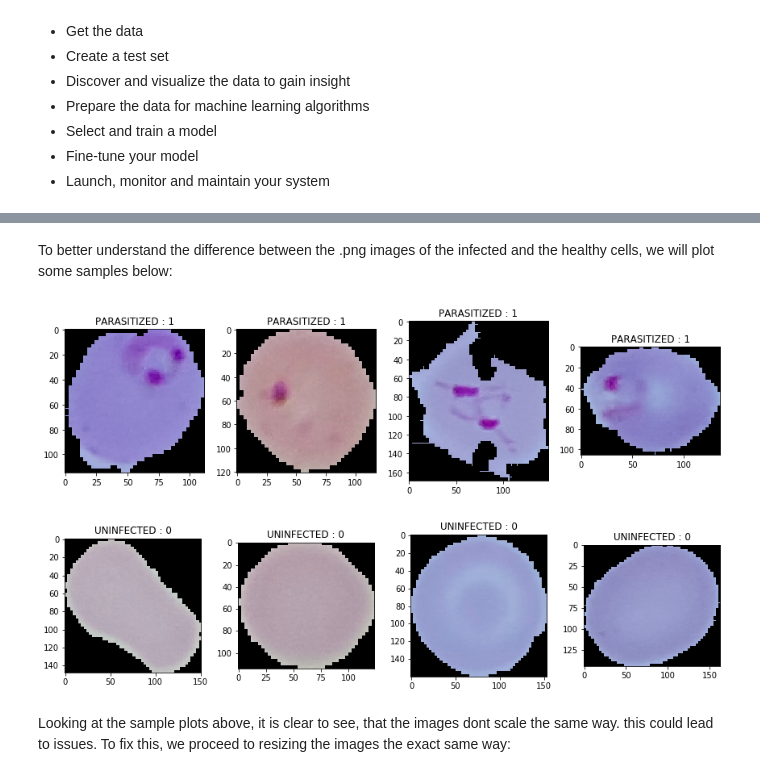
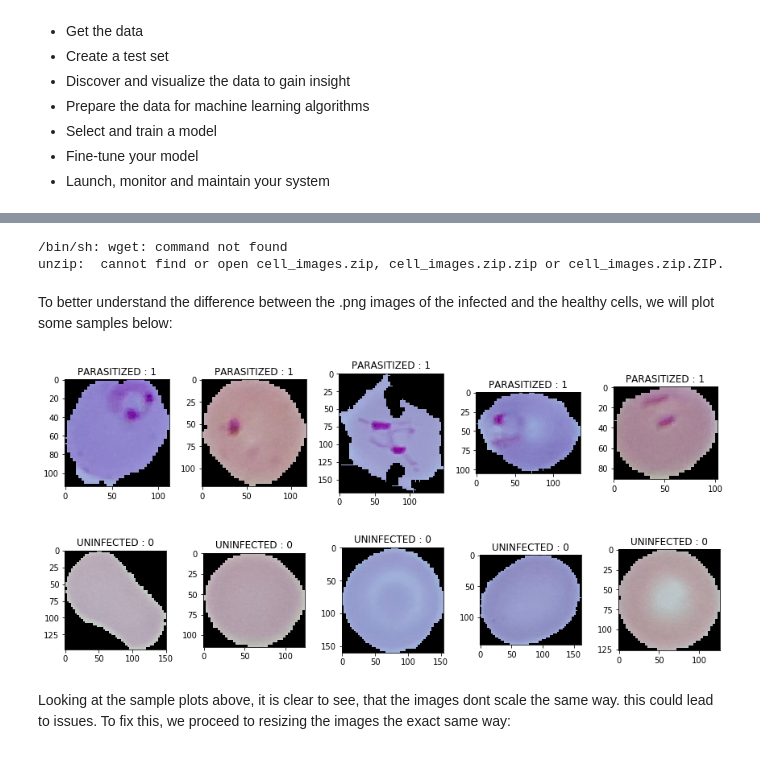
Before and after one commit to OscarPradel/Malaria_J3, a Jupyter notebook: bestSoFar.ipynb, the cells around one changed output, grey strips where cells are left out. Drawn from its saved outputs; the diff is of its cells as text; code cells hidden in the pictures.

```diff
--- a/bestSoFar.ipynb
+++ b/bestSoFar.ipynb
@@ -53,27 +43,39 @@ print(uninfected_data[:10])
+# %%
+# Downloading and extracting.
+# Only on first run_
+!wget = https://ceb.nlm.nih.gov/proj/malaria/cell_images.zip
+!unzip cell_images.zip
+
+# Assigning data path:
+parasitized_data = os.listdir('/Users/oscarp/Documents/Malaria_J3/cell_images/Parasitized')
+uninfected_data = os.listdir('/Users/oscarp/Documents/Malaria_J3/cell_images/Uninfected')
+# %% [output]
+/bin/sh: wget: command not found
+unzip:  cannot find or open cell_images.zip, cell_images.zip.zip or cell_images.zip.ZIP.
 # %% [markdown]
 To better understand the difference between the .png images of the infected and the healthy cells, we will plot some samples below:
 # %%
 plt.figure(figsize = (12,12))
-for i in range(4):
-    plt.subplot(1, 4, i+1)
+for i in range(5):
+    plt.subplot(1, 5, i+1)
     img = cv2.imread('/Users/oscarp/Documents/Malaria_J3/cell_images/Parasitized' + "/" + parasitized_data[i])
     plt.imshow(img)
     plt.title('PARASITIZED : 1')
     plt.tight_layout()
 plt.show()
 # %% [output]
-[figure, old version]
+[figure, new version]
 # %%
 plt.figure(figsize = (12,12))
-for i in range(4):
-    plt.subplot(1, 4, i+1)
+for i in range(5):
+    plt.subplot(1, 5, i+1)
     img = cv2.imread('/Users/oscarp/Documents/Malaria_J3/cell_images/Uninfected' + "/" + uninfected_data[i+1])
     plt.imshow(img)
     plt.title('UNINFECTED : 0')
     plt.tight_layout()
 plt.show()
 # %% [output]
-[figure, old version]
+[figure, new version]
 # %% [markdown]
 Looking at the sample plots above, it is clear to see, that the images dont scale the same way. this could lead to issues. To fix this, we proceed to resizing the images the exact same way:
 # %%
```
Also changed, not shown: parts of 9 cells of this notebook, 11 other files.
